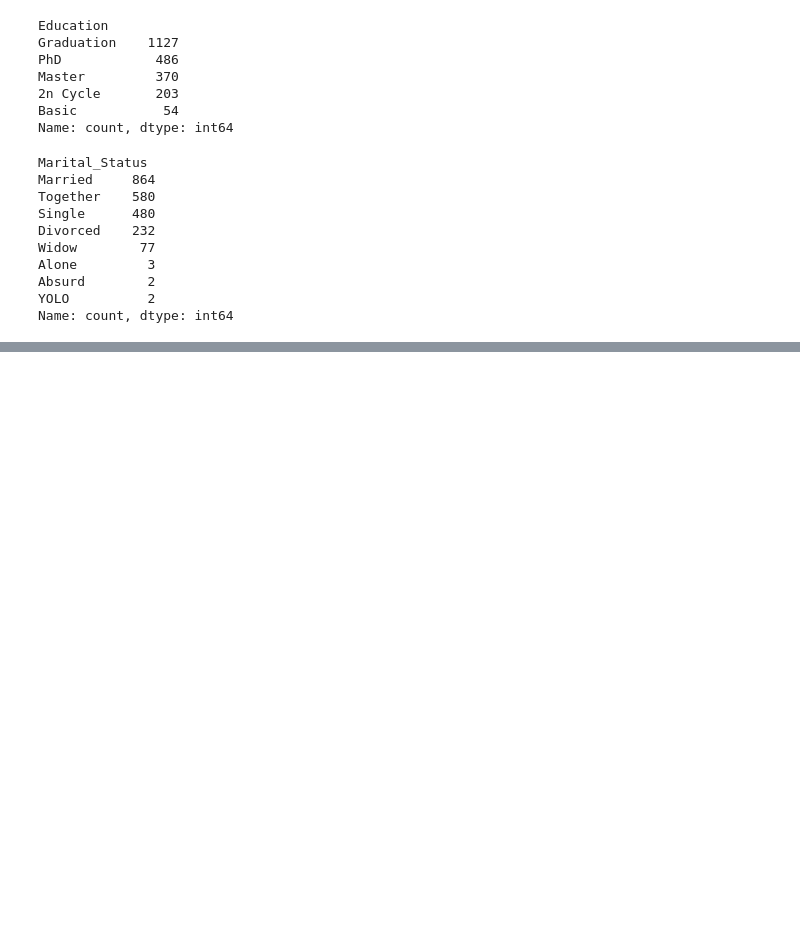
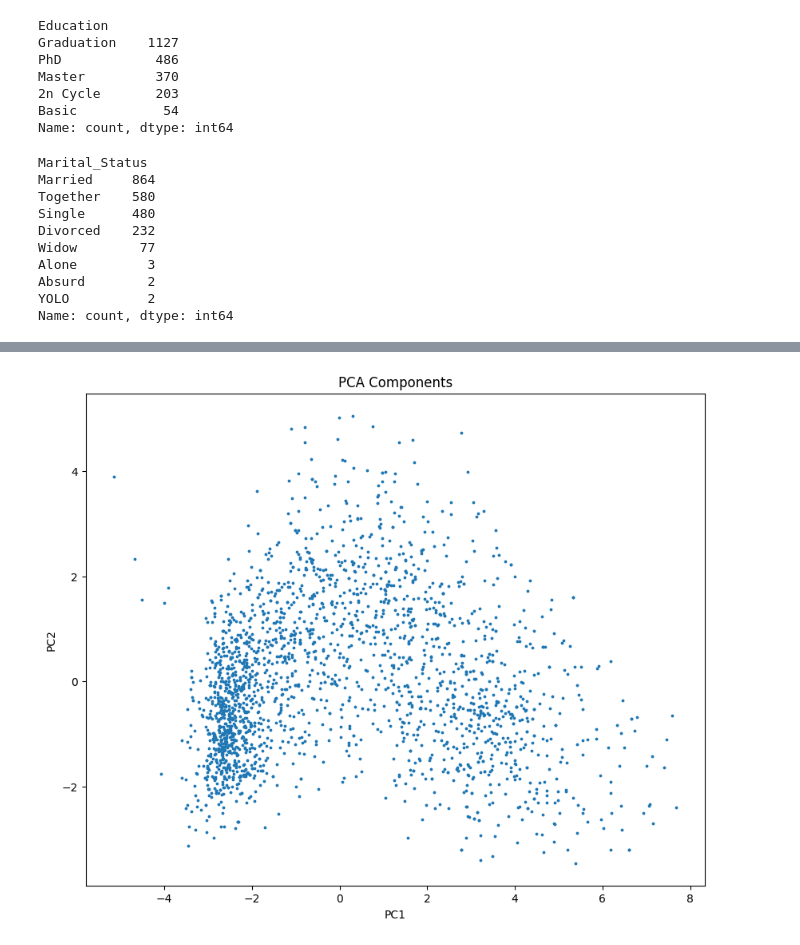
Before and after one commit to plamensve/k-means-clustering, a Jupyter notebook: 02_exaples.ipynb, the cells around one changed output, grey strips where cells are left out. Drawn from its saved outputs; the diff is of its cells as text; code cells hidden in the pictures; blank space fills up the shorter version.

```diff
--- a/02_exaples.ipynb
+++ b/02_exaples.ipynb
@@ -188,0 +227,10 @@ df
+# %%
+CUSTOMER_ID = df['ID']
+df = drop_columns(df, 'ID')
+# %%
+df_scaling = df.copy()
+# %%
+scaler = StandardScaler()
+scaled_data = scaler.fit_transform(df_scaling)
+scaled_df = pd.DataFrame(scaled_data, columns=df_scaling.columns, index=df_scaling.index)
+scaled_df
@@ -188,0 +255,7 @@ df
+# %%
+pca_data = PCA(
+    n_components=2
+)
+
+pca_df = pca_data.fit_transform(scaled_df)
+pca_df
@@ -188,0 +270,9 @@ df
+# %%
+plt.figure(figsize=(10, 8))
+plt.scatter(pca_df[:, 0], pca_df[:, 1], s=3)
+plt.xlabel('PC1')
+plt.ylabel('PC2')
+plt.title('PCA Components')
+plt.show()
+# %% [output]
+[figure, added]
```
Also changed, not shown: parts of 17 cells of this notebook.
